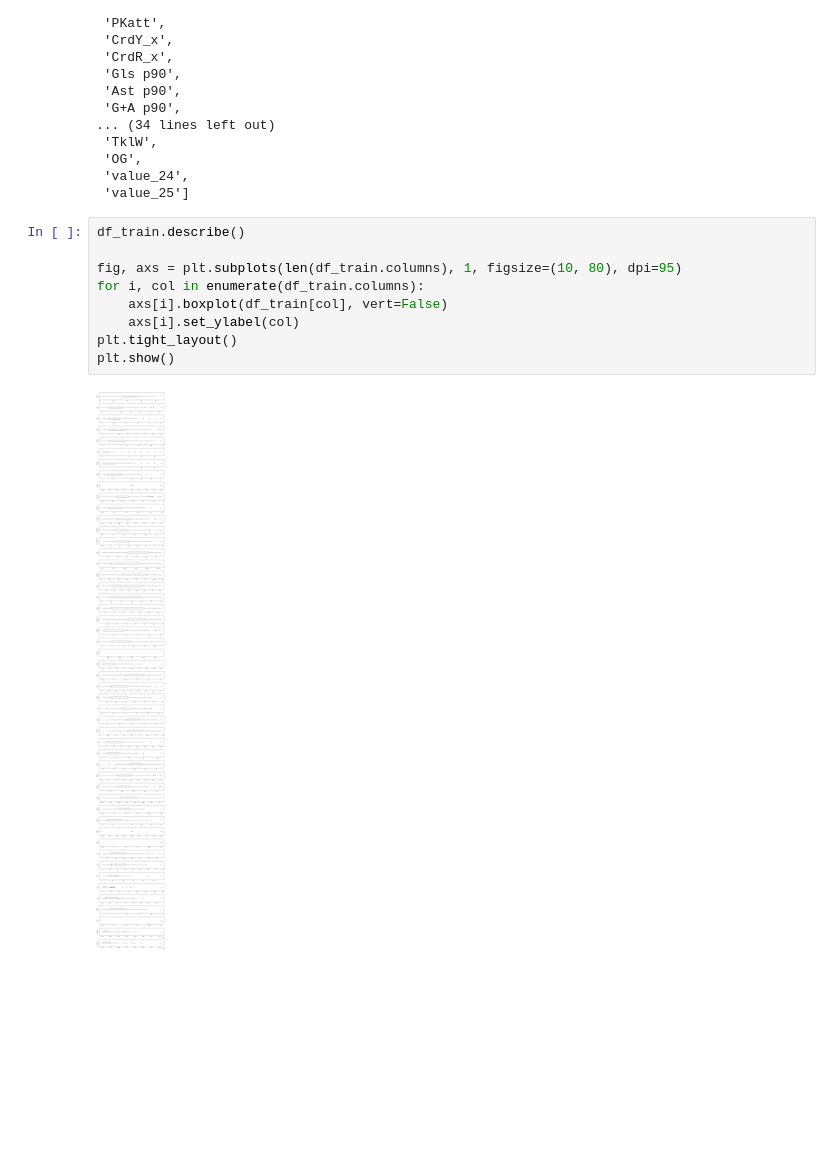
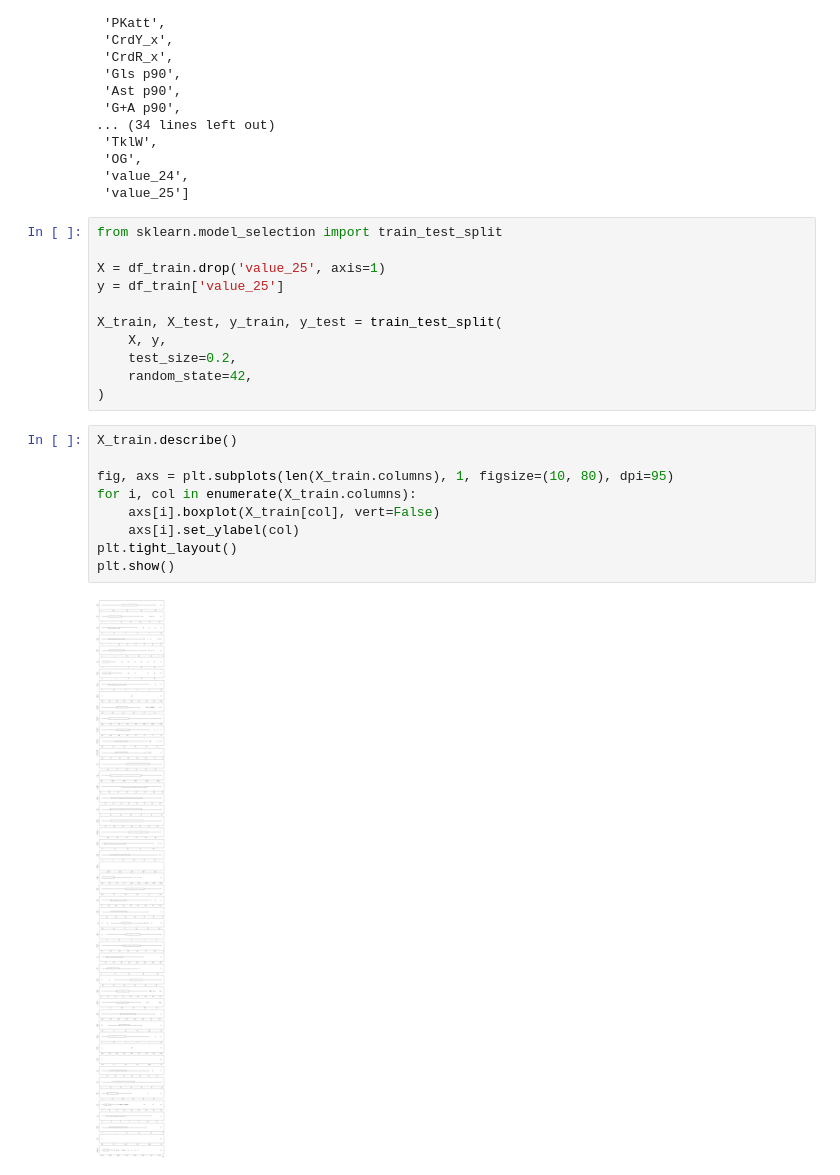
Before and after one commit to TimothySzeto/Soccer_Players_Analysis, a Jupyter notebook: notebooks/v1/collect_and_clean_training_data.ipynb, the cells around one changed output. Cells and saved outputs as stored; diff of their text form; blank space fills up the shorter version.

Commit message:
Separate features and target variable. Make heatmap and standardize.

```diff
--- a/notebooks/v1/collect_and_clean_training_data.ipynb
+++ b/notebooks/v1/collect_and_clean_training_data.ipynb
@@ -329,14 +329,25 @@ df_train.columns.values.tolist()
  'OG',
  'value_24',
  'value_25']
+# %%
+from sklearn.model_selection import train_test_split
+
+X = df_train.drop('value_25', axis=1)
+y = df_train['value_25']
+
+X_train, X_test, y_train, y_test = train_test_split(
+    X, y,
+    test_size=0.2,
+    random_state=42,
+)
 # %%
-df_train.describe()
+X_train.describe()
 
-fig, axs = plt.subplots(len(df_train.columns), 1, figsize=(10, 80), dpi=95)
-for i, col in enumerate(df_train.columns):
-    axs[i].boxplot(df_train[col], vert=False)
+fig, axs = plt.subplots(len(X_train.columns), 1, figsize=(10, 80), dpi=95)
+for i, col in enumerate(X_train.columns):
+    axs[i].boxplot(X_train[col], vert=False)
     axs[i].set_ylabel(col)
 plt.tight_layout()
 plt.show()
 # %% [output]
-[figure, old version]
+[figure, new version]
```
Also changed, not shown: parts of 8 cells of this notebook.
